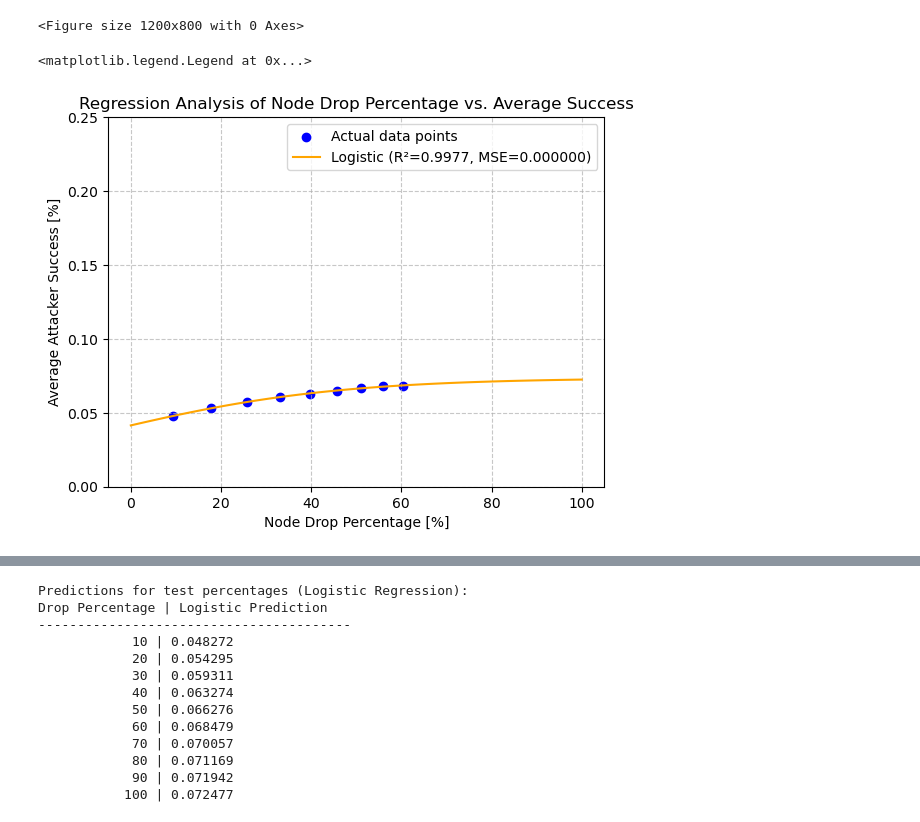
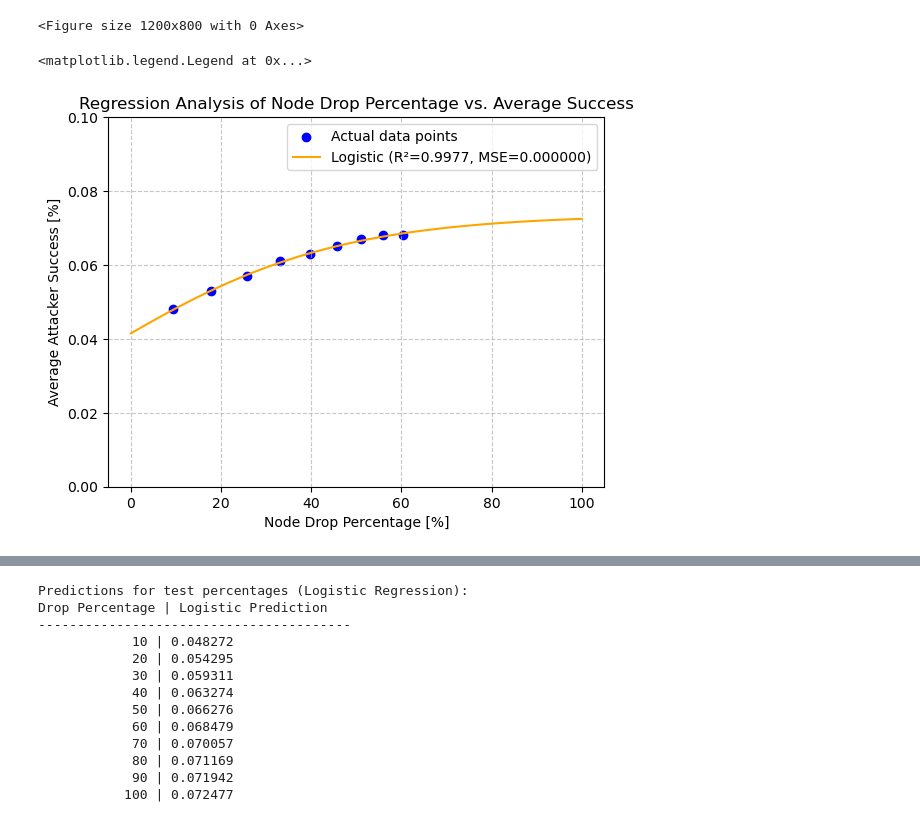
Before and after one commit to wiggly1993/Python_Implementation_ComputersAndSecurity_RoboticsCaseStudies_Cut-The-Rope, a Jupyter notebook: src/0Day_Exploit/regression.ipynb, the cells around one changed output, grey strips where cells are left out. Drawn from its saved outputs; the diff is of its cells as text; code cells hidden in the pictures.

```diff
--- a/src/0Day_Exploit/regression.ipynb
+++ b/src/0Day_Exploit/regression.ipynb
@@ -134,32 +134,32 @@ x_range = np.linspace(0, 100, 100).reshape(-1, 1)
 
 # Generate predictions for the range
 y_pred_linear_range = linear_model.predict(x_range)
 y_pred_poly_range = poly_model.predict(poly_features.transform(x_range))
 y_pred_log_range = logarithmic_function(x_range.flatten(), a_fit, b_fit)
 y_pred_logistic_range = logistic_function(x_range.flatten(), L_fit, k_fit, x0_fit)
 
 # Plot the actual data points
-plt.ylim(0, 0.25)
+plt.ylim(0, 0.1)
 plt.scatter(X, y, color='blue', label='Actual data points')
 
 # # Plot the regression lines
 # plt.plot(x_range, y_pred_linear_range, color='red',
 #          label=f'Linear (R²={r2_linear:.4f}, MSE={mse_linear:.6f})')
 
 # Plot the logistic regression curve
 plt.plot(x_range, y_pred_logistic_range, color='orange',
          label=f'Logistic (R²={r2_logistic:.4f}, MSE={mse_logistic:.6f})')
 
 # # Plot the logarithmic regression curve
 # plt.plot(x_range, y_pred_log_range, color='orange',
 #          label=f'Logarithmic (R²={r2_log:.4f}, MSE={mse_log:.6f})')
 
 # Add labels and title
 plt.xlabel('Node Drop Percentage [%]')
 plt.ylabel('Average Attacker Success [%]')
 plt.title('Regression Analysis of Node Drop Percentage vs. Average Success')
 plt.grid(True, linestyle='--', alpha=0.7)
 plt.legend()
 # %% [output]
 <matplotlib.legend.Legend at 0x...>
-[figure, old version]
+[figure, new version]
```
Also changed, not shown: parts of 1 cell of this notebook, 8 other files.
